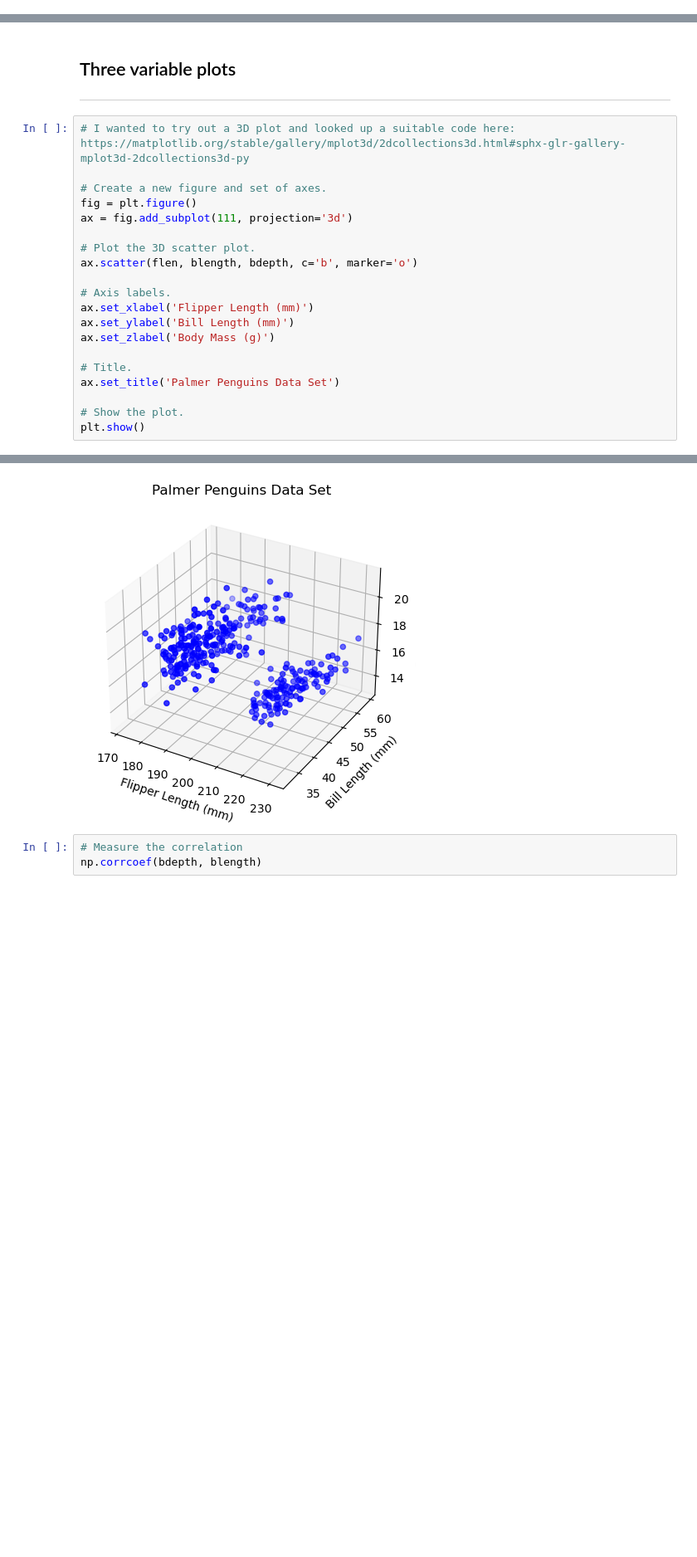
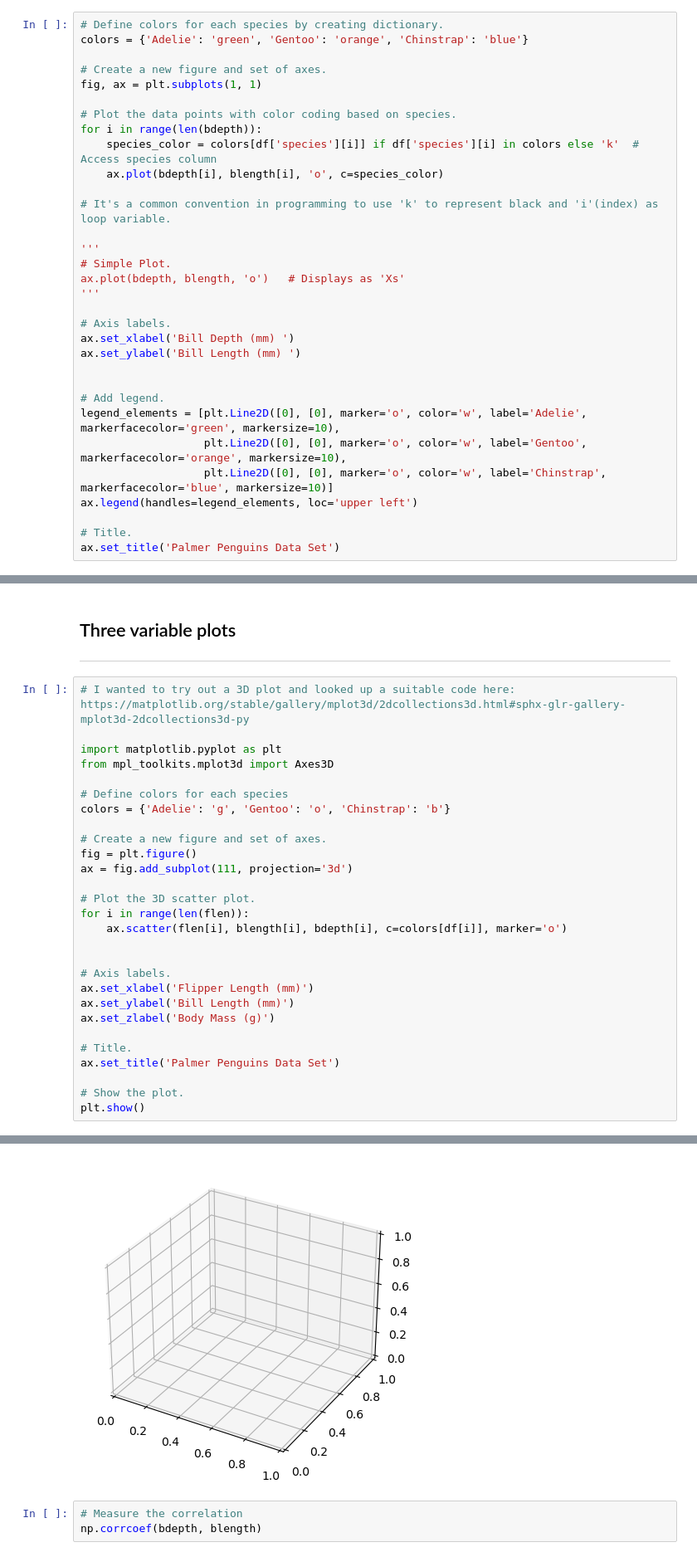
Before and after one commit to MattiDoubleU/Principles-of-Data-Analytics-Project, a Jupyter notebook: penguins.ipynb, the cells around one changed output, grey strips where cells are left out. Shown: that part at 83% size. Drawn from its saved outputs; the diff is of its cells as text; blank space fills up the shorter version.

```diff
--- a/penguins.ipynb
+++ b/penguins.ipynb
@@ -396,0 +383,32 @@ Text(0.5, 1.0, 'Palmer Penguins Data Set')
+# %%
+# Define colors for each species by creating dictionary.
+colors = {'Adelie': 'green', 'Gentoo': 'orange', 'Chinstrap': 'blue'}
+
+# Create a new figure and set of axes.
+fig, ax = plt.subplots(1, 1)
+
+# Plot the data points with color coding based on species.
+for i in range(len(bdepth)):
+    species_color = colors[df['species'][i]] if df['species'][i] in colors else 'k'  # Access species column
+    ax.plot(bdepth[i], blength[i], 'o', c=species_color)
+
+# It's a common convention in programming to use 'k' to represent black and 'i'(index) as loop variable.
+
+'''
+# Simple Plot.
+ax.plot(bdepth, blength, 'o')   # Displays as 'Xs'
+'''
+
+# Axis labels.
+ax.set_xlabel('Bill Depth (mm) ')
+ax.set_ylabel('Bill Length (mm) ')
+
+
+# Add legend.
+legend_elements = [plt.Line2D([0], [0], marker='o', color='w', label='Adelie', markerfacecolor='green', markersize=10),
+                   plt.Line2D([0], [0], marker='o', color='w', label='Gentoo', markerfacecolor='orange', markersize=10),
+                   plt.Line2D([0], [0], marker='o', color='w', label='Chinstrap', markerfacecolor='blue', markersize=10)]
+ax.legend(handles=legend_elements, loc='upper left')
+
+# Title.
+ax.set_title('Palmer Penguins Data Set')
@@ -399,13 +422,21 @@ Text(0.5, 1.0, 'Palmer Penguins Data Set')
 ***
 # %%
 # I wanted to try out a 3D plot and looked up a suitable code here: https://matplotlib.org/stable/gallery/mplot3d/2dcollections3d.html#sphx-glr-gallery-mplot3d-2dcollections3d-py
+
+import matplotlib.pyplot as plt
+from mpl_toolkits.mplot3d import Axes3D
+
+# Define colors for each species
+colors = {'Adelie': 'g', 'Gentoo': 'o', 'Chinstrap': 'b'}
 
 # Create a new figure and set of axes.
 fig = plt.figure()
 ax = fig.add_subplot(111, projection='3d')
 
 # Plot the 3D scatter plot.
-ax.scatter(flen, blength, bdepth, c='b', marker='o')
+for i in range(len(flen)):
+    ax.scatter(flen[i], blength[i], bdepth[i], c=colors[df[i]], marker='o')
+
 
 # Axis labels.
 ax.set_xlabel('Flipper Length (mm)')
@@ -421,4 +453,4 @@ plt.show()
-[figure, old version]
+[figure, new version]
 # %%
 # Measure the correlation
 np.corrcoef(bdepth, blength)
```
Also changed, not shown: parts of 8 cells of this notebook.
